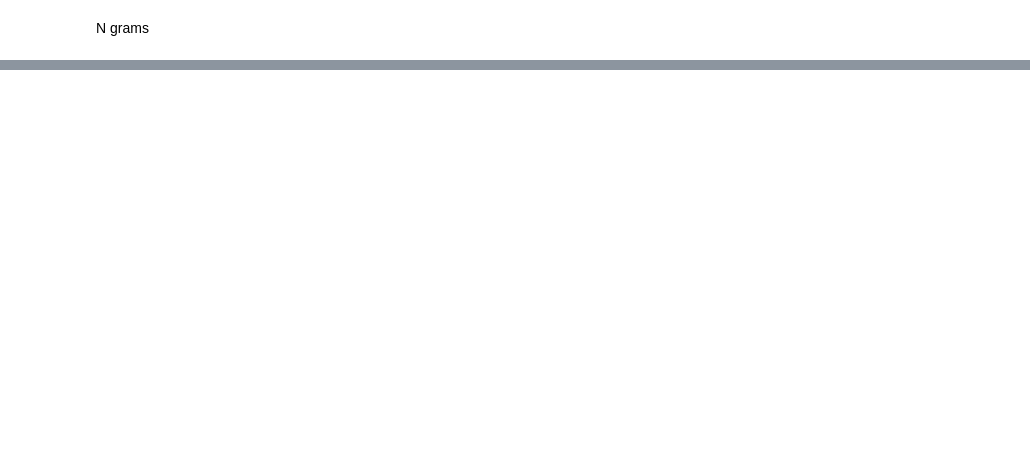
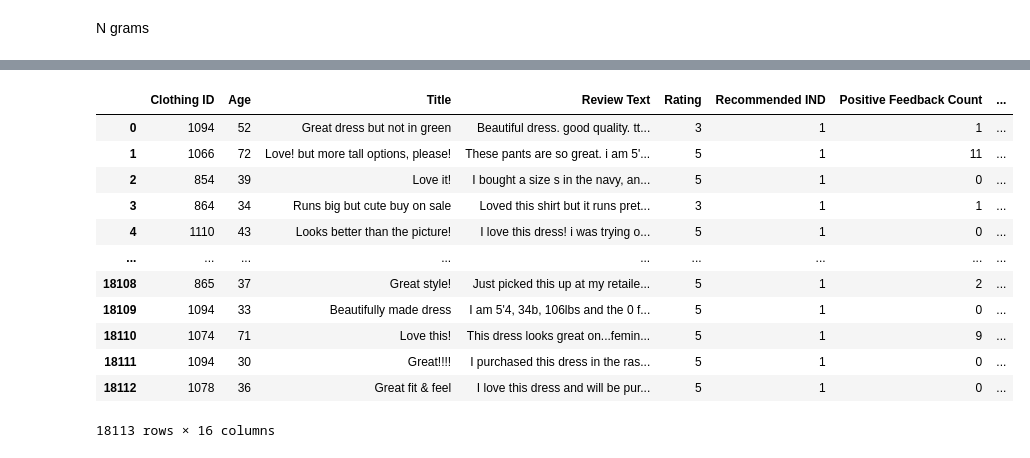
Before and after one commit to Korma96/SIAP, a Jupyter notebook: src/notebooks/EDA.ipynb, the cells around one changed output, grey strips where cells are left out. Cells and saved outputs as stored; diff of their text form; code cells hidden in the pictures; blank space fills up the shorter version.

```diff
--- a/src/notebooks/EDA.ipynb
+++ b/src/notebooks/EDA.ipynb
@@ -293,0 +377,18 @@ Recommended Items
+# %%
+import spacy
+nlp = spacy.load("en_core_web_sm")
+
+df['Lematized_Review_Text'] = ""
+
+review_text = df['Review Text']
+
+
+doc_list = []
+for ind, x in enumerate(review_text):
+  doc = nlp(x)
+
+  var = " ".join([token.lemma_ for token in doc])
+  df['Lematized_Review_Text'][ind] = var
+  doc_list.append([var])
+
+df['Lematized_Review_Text']
@@ -293,0 +408,16 @@ Recommended Items
+# %%
+df
+# %% [output]
+|  | Clothing ID | Age | Title | Review Text | Rating | Recommended IND | Positive Feedback Count | ... |
+| 0 | 1094 | 52 | Great dress but not in green | Beautiful dress. good quality. tt... | 3 | 1 | 1 | ... |
+| 1 | 1066 | 72 | Love! but more tall options, please! | These pants are so great. i am 5'... | 5 | 1 | 11 | ... |
+| 2 | 854 | 39 | Love it! | I bought a size s in the navy, an... | 5 | 1 | 0 | ... |
+| 3 | 864 | 34 | Runs big but cute buy on sale | Loved this shirt but it runs pret... | 3 | 1 | 1 | ... |
+| 4 | 1110 | 43 | Looks better than the picture! | I love this dress! i was trying o... | 5 | 1 | 0 | ... |
+| ... | ... | ... | ... | ... | ... | ... | ... | ... |
+| 18108 | 865 | 37 | Great style! | Just picked this up at my retaile... | 5 | 1 | 2 | ... |
+| 18109 | 1094 | 33 | Beautifully made dress | I am 5'4, 34b, 106lbs and the 0 f... | 5 | 1 | 0 | ... |
+| 18110 | 1074 | 71 | Love this! | This dress looks great on...femin... | 5 | 1 | 9 | ... |
+| 18111 | 1094 | 30 | Great!!!! | I purchased this dress in the ras... | 5 | 1 | 0 | ... |
+| 18112 | 1078 | 36 | Great fit & feel | I love this dress and will be pur... | 5 | 1 | 0 | ... |
+18113 rows × 16 columns
```
Also changed, not shown: parts of 14 cells of this notebook.
